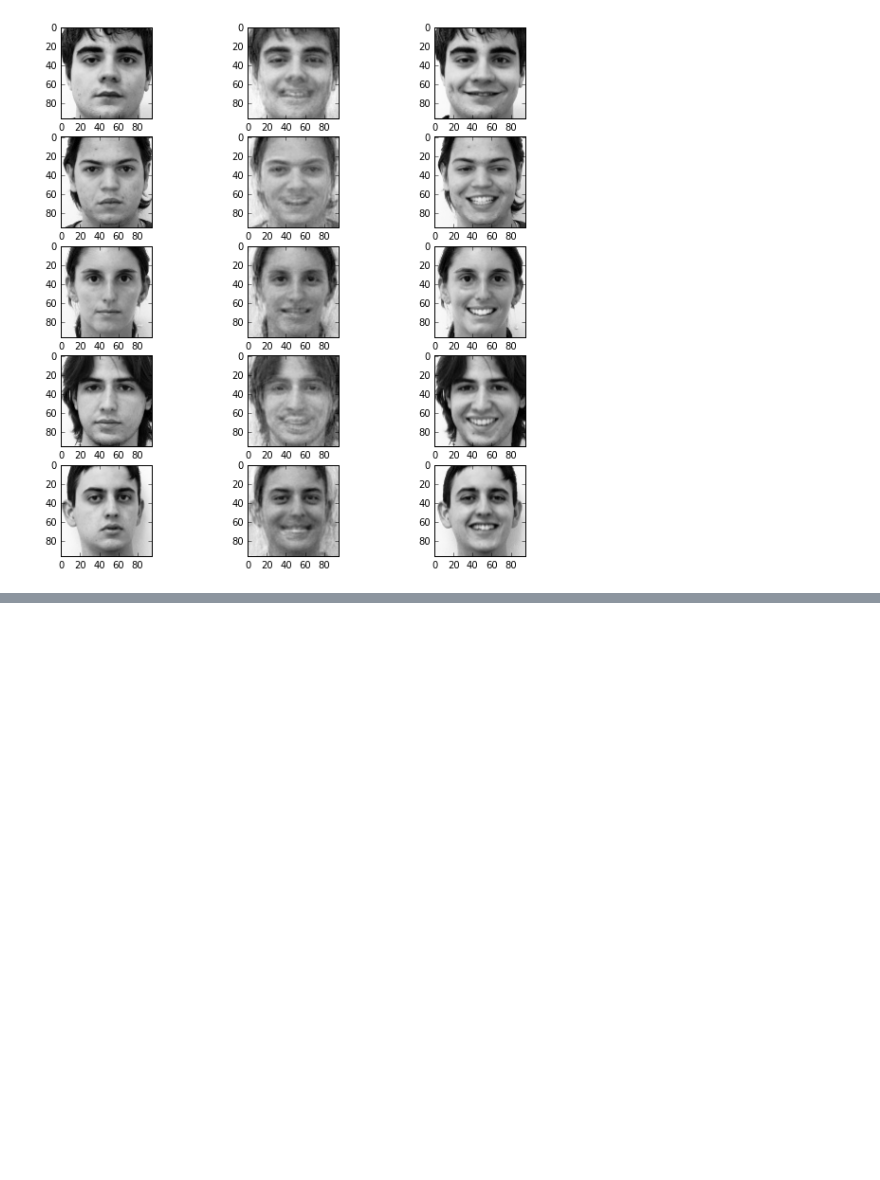
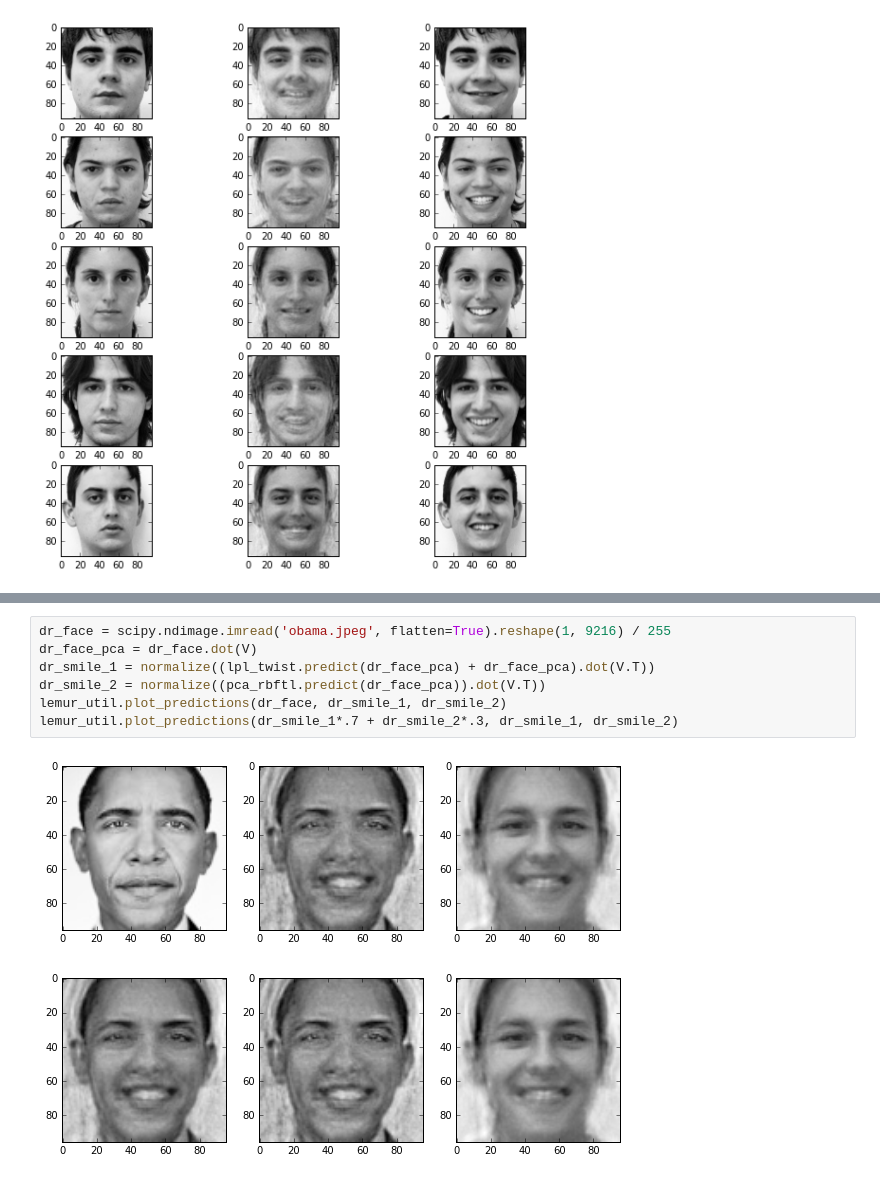
Before and after one commit to ehlemur-zz/BP, a Jupyter notebook: Structured Output Prediction (Faces).ipynb, the cells around one changed output, grey strips where cells are left out. Saved outputs shown, nothing was run; the diff lists cells and outputs as text; blank space fills up the shorter version.

Commit message:
obama

```diff
--- a/Structured Output Prediction (Faces).ipynb
+++ b/Structured Output Prediction (Faces).ipynb
@@ -346,0 +355,10 @@ lemur_util.plot_predictions(neutral_test, ensemble3, smiling_test)
+# %%
+dr_face = scipy.ndimage.imread('obama.jpeg', flatten=True).reshape(1, 9216) / 255
+dr_face_pca = dr_face.dot(V)
+dr_smile_1 = normalize((lpl_twist.predict(dr_face_pca) + dr_face_pca).dot(V.T))
+dr_smile_2 = normalize((pca_rbftl.predict(dr_face_pca)).dot(V.T))
+lemur_util.plot_predictions(dr_face, dr_smile_1, dr_smile_2)
+lemur_util.plot_predictions(dr_smile_1*.7 + dr_smile_2*.3, dr_smile_1, dr_smile_2)
+# %% [output]
+[figure, added]
+[figure, added]
```
Also changed, not shown: parts of 1 cell of this notebook.
